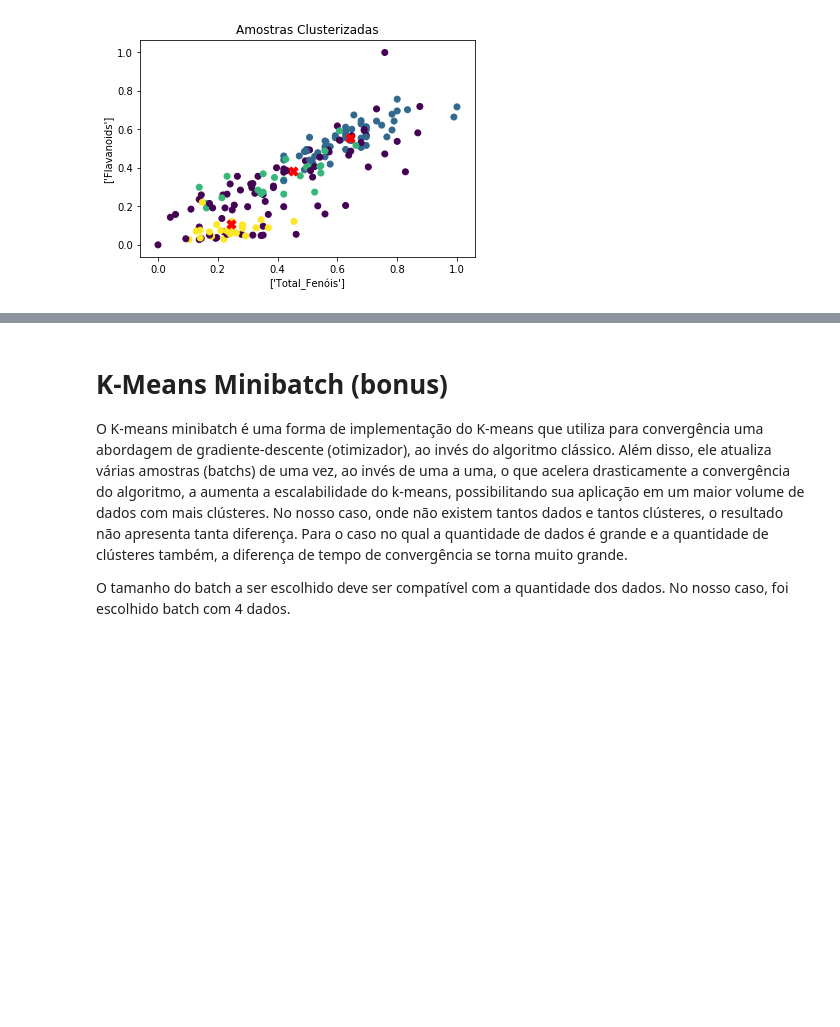
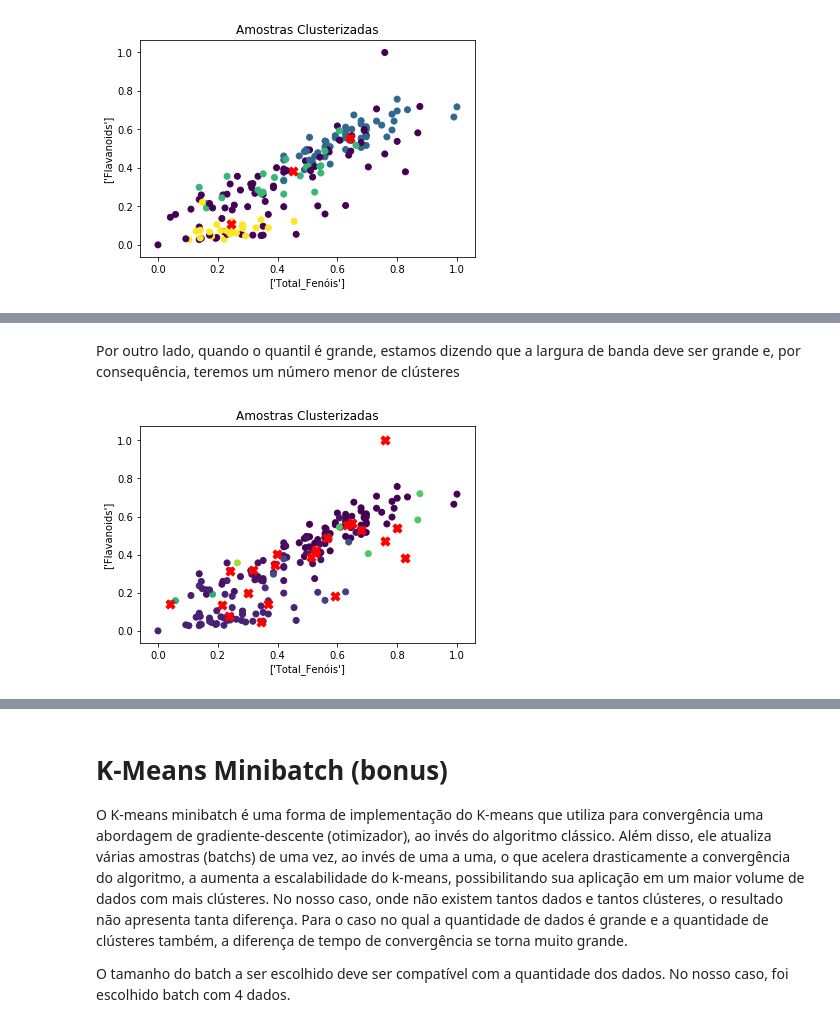
Before and after one commit to GabrielGomesBr/stairway-to-clustering, a Jupyter notebook: Stairway to clustering.ipynb, the cells around one changed output, grey strips where cells are left out. Drawn from its saved outputs; the diff is of its cells as text; code cells hidden in the pictures; blank space fills up the shorter version.

Commit message:
Mean Shift + final DBSCAN

```diff
--- a/Stairway to clustering.ipynb
+++ b/Stairway to clustering.ipynb
@@ -405,0 +411,4 @@ Utilizando agora uma distância euclidiana, vem:
+# %%
+agrupador = DBSCAN(eps = 0.01, min_samples = 15, metric = 'manhattan')
+agrupador.fit(df)
+agrupador.labels_
@@ -405,0 +430,4 @@ Utilizando agora uma distância euclidiana, vem:
+# %%
+agrupador = DBSCAN(eps = 10, min_samples = 15, metric = 'manhattan')
+agrupador.fit(df)
+agrupador.labels_
@@ -450,0 +506,5 @@ desenha_grafico(df['Total_Fenóis'], df['Flavanoids'], centroides['Total_Fenóis
+# %%
+agrupador = MeanShift()
+agrupador.fit(df)
+labels = agrupador.labels_
+cluster_centers = agrupador.cluster_centers_
@@ -450,0 +536,9 @@ desenha_grafico(df['Total_Fenóis'], df['Flavanoids'], centroides['Total_Fenóis
+# %%
+bandwidth = estimate_bandwidth(df, quantile=0.05)
+agrupador = MeanShift(bandwidth = bandwidth,bin_seeding=True)
+agrupador.fit(df)
+labels = agrupador.labels_
+cluster_centers = pd.DataFrame(agrupador.cluster_centers_)
+cluster_centers.columns = colunas
+print("Grupos:", labels)
+print("Largura de banda:", bandwidth)
@@ -450,0 +555,7 @@ desenha_grafico(df['Total_Fenóis'], df['Flavanoids'], centroides['Total_Fenóis
+# %% [markdown]
+Por outro lado, quando o quantil é grande, estamos dizendo que a largura de banda deve ser grande e, por consequência, teremos um número menor de clústeres
+# %%
+desenha_grafico(df['Total_Fenóis'], df['Flavanoids'], cluster_centers['Total_Fenóis'], cluster_centers['Flavanoids'],
+                agrupador.labels_, "Amostras Clusterizadas")
+# %% [output]
+[figure, added]
```
Also changed, not shown: parts of 19 cells of this notebook.
